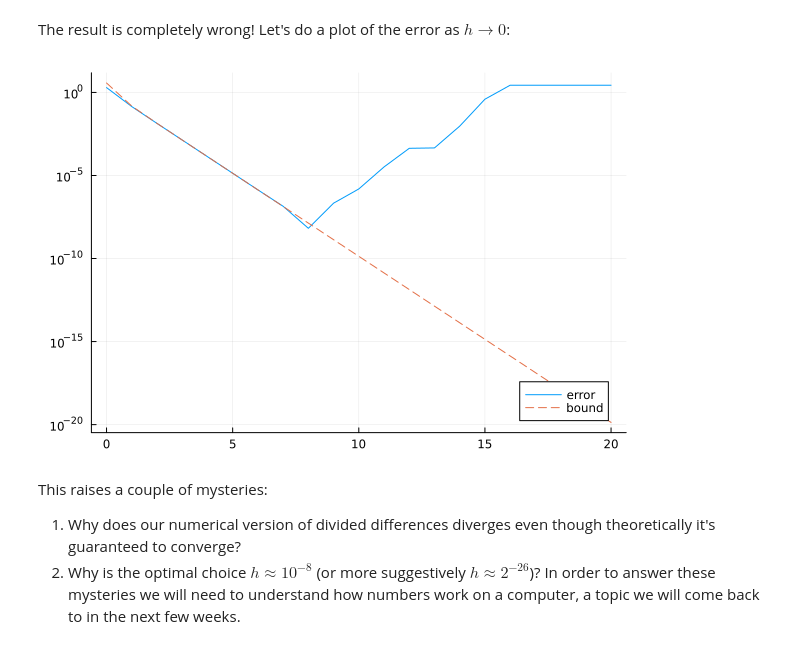
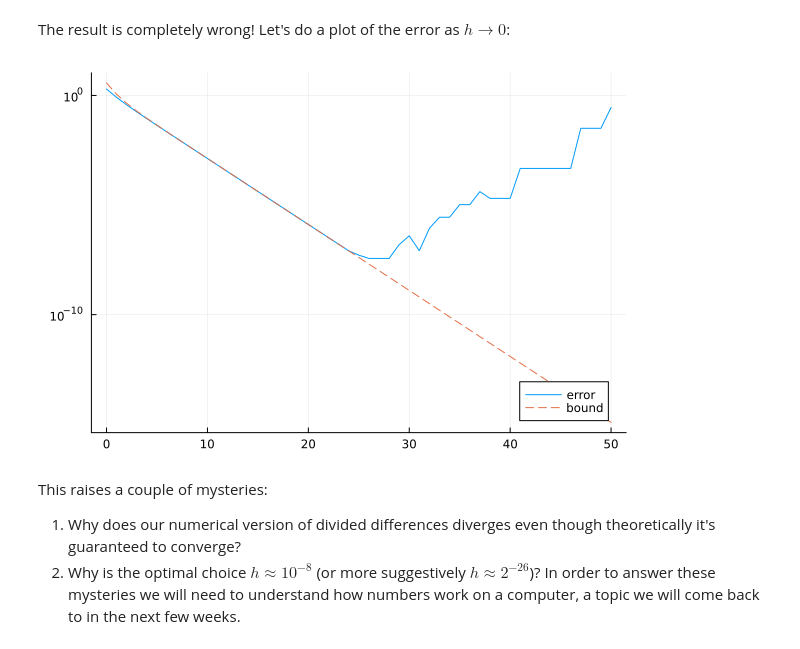
Before and after one commit to DaNeK0201/MATH50003NumericalAnalysis, a Jupyter notebook: labs/lab1s.ipynb, the cells around one changed output. Cells and saved outputs as stored; diff of their text form; code cells hidden in the pictures.

```diff
--- a/labs/lab1s.ipynb
+++ b/labs/lab1s.ipynb
@@ -380,13 +380,13 @@ The result is completely wrong! Let's do a plot of the error as $h → 0$:
 # %%
 # Create  vector of errors in divided difference for h = 1,0.1,0.01,…,10^(-20)
 
 
-errs = [abs(rightdifferences(exp, 1, 10.0^(-k))-exp(1)) for k = 0:20]
-plot(0:20, errs; yscale=:log10, label="error", legend=:bottomright) # scale only the y-axis, move the legend to bottom right to get out of the way
-bnds = [(h = 10.0^(-k); exp(1+h)*h/2) for k = 0:20] # error bound proven theoretically. We use ";" to write two lines at once
-plot!(0:20, bnds; linestyle=:dash, label="bound")
+errs = [abs(rightdifferences(exp, 1, 2.0^(-k))-exp(1)) for k = 0:50]
+plot(0:50, errs; yscale=:log10, label="error", legend=:bottomright) # scale only the y-axis, move the legend to bottom right to get out of the way
+bnds = [(h = 2.0^(-k); exp(1+h)*h/2) for k = 0:50] # error bound proven theoretically. We use ";" to write two lines at once
+plot!(0:50, bnds; linestyle=:dash, label="bound")
 # %% [output]
-[figure, old version]
+[figure, new version]
 # %% [markdown]
 This raises a couple of mysteries:
 1. Why does our numerical version of divided differences diverges
```
Also changed, not shown: 2 other files.
